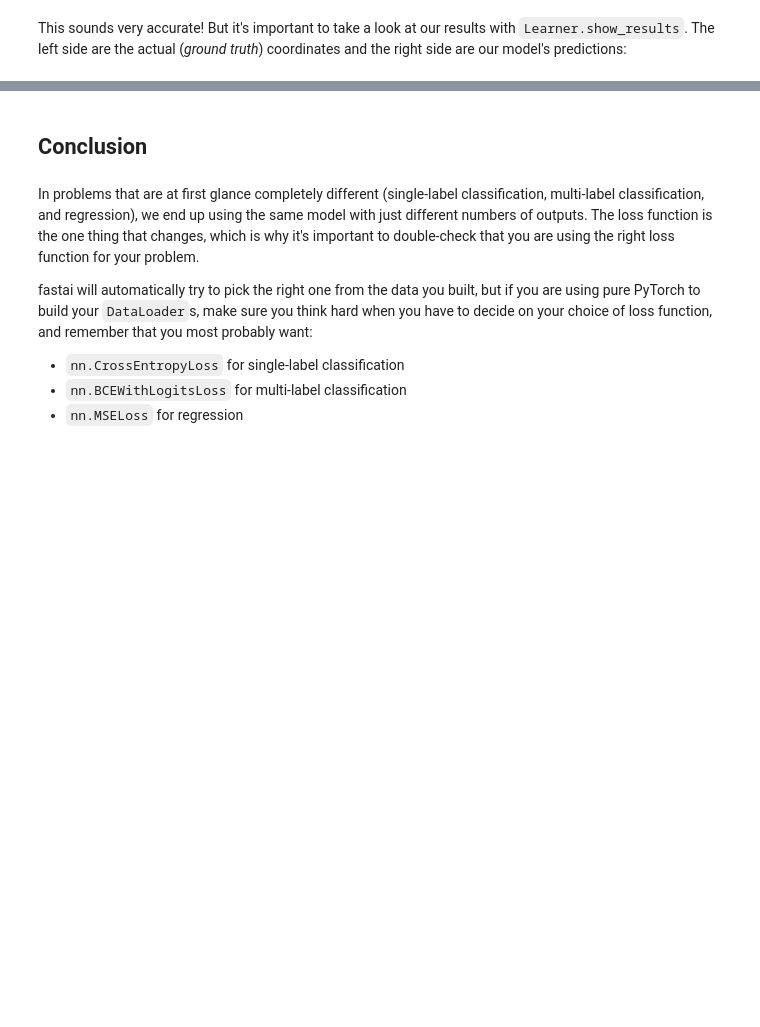
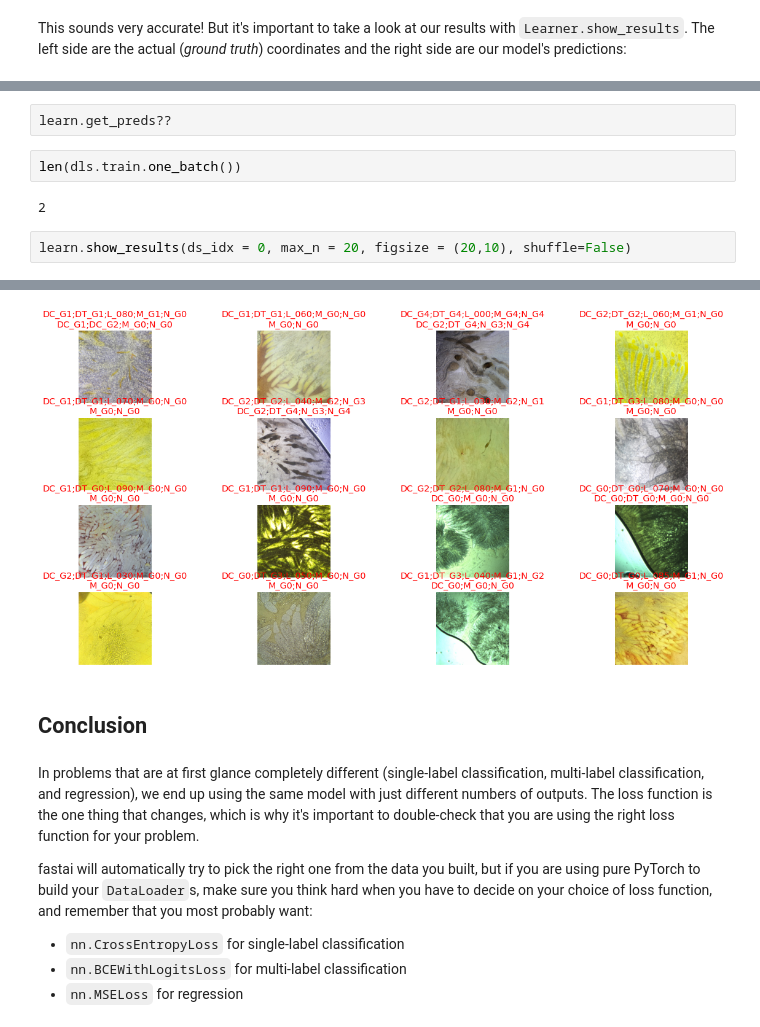
Before and after one commit to gabrielfreire08/ATSIA, a Jupyter notebook: atsia.ipynb, the cells around one changed output, grey strips where cells are left out. Cells and saved outputs as stored; diff of their text form; blank space fills up the shorter version.

```diff
--- a/atsia.ipynb
+++ b/atsia.ipynb
@@ -289,0 +465,9 @@ learn.show_results(ds_idx=1, nrows=3, figsize=(6,8))
+# %%
+learn.get_preds??
+# %%
+len(dls.train.one_batch())
+# %% [output]
+2
+# %%
+learn.show_results(ds_idx = 0, max_n = 20, figsize = (20,10), shuffle=False)
+# %% [output]
@@ -290,3 +475,4 @@ learn.show_results(ds_idx=1, nrows=3, figsize=(6,8))
+[figure, added]
 # %% [markdown]
 ## Conclusion
 # %% [markdown]
```
Also changed, not shown: parts of 48 cells of this notebook, 1 other file.
